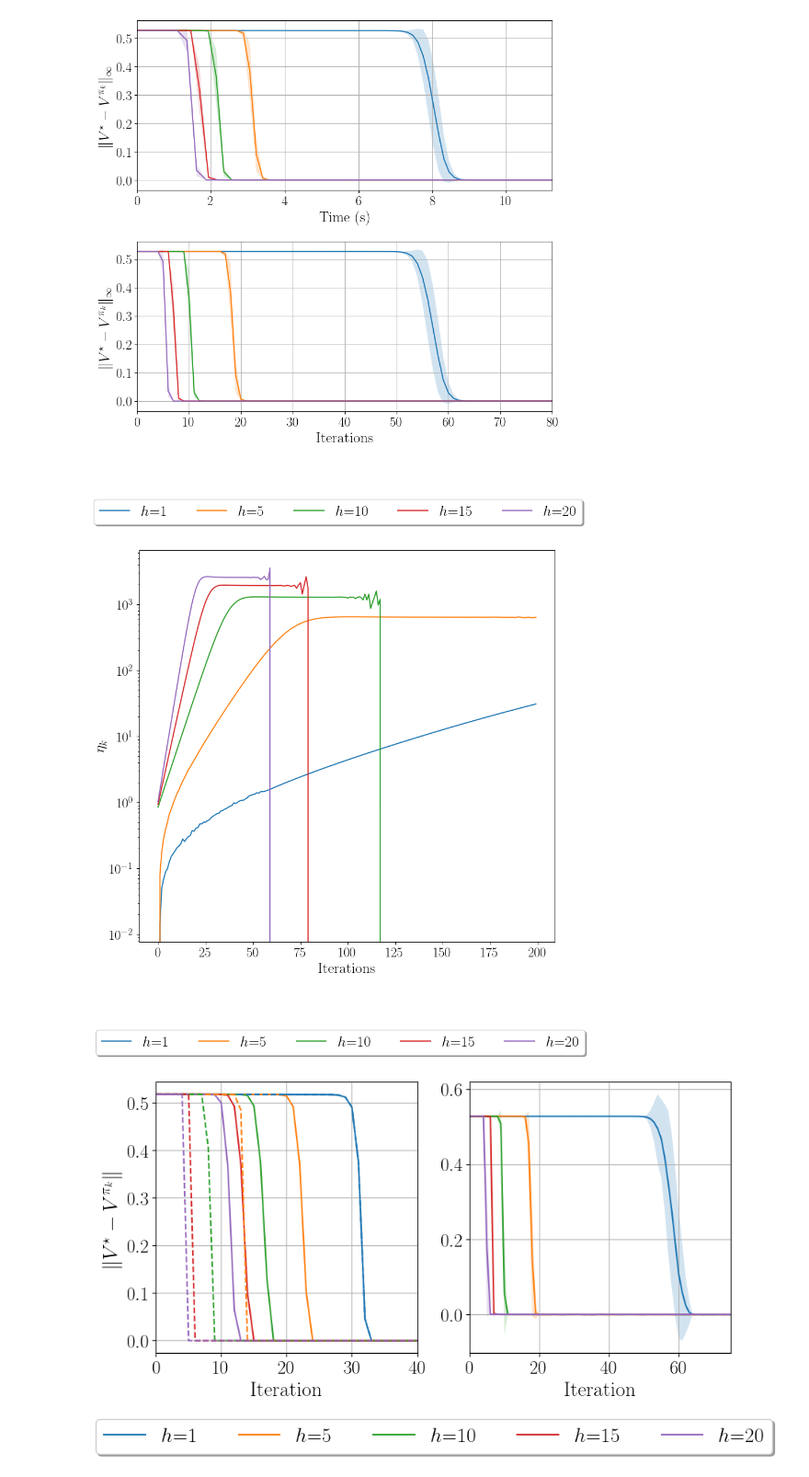
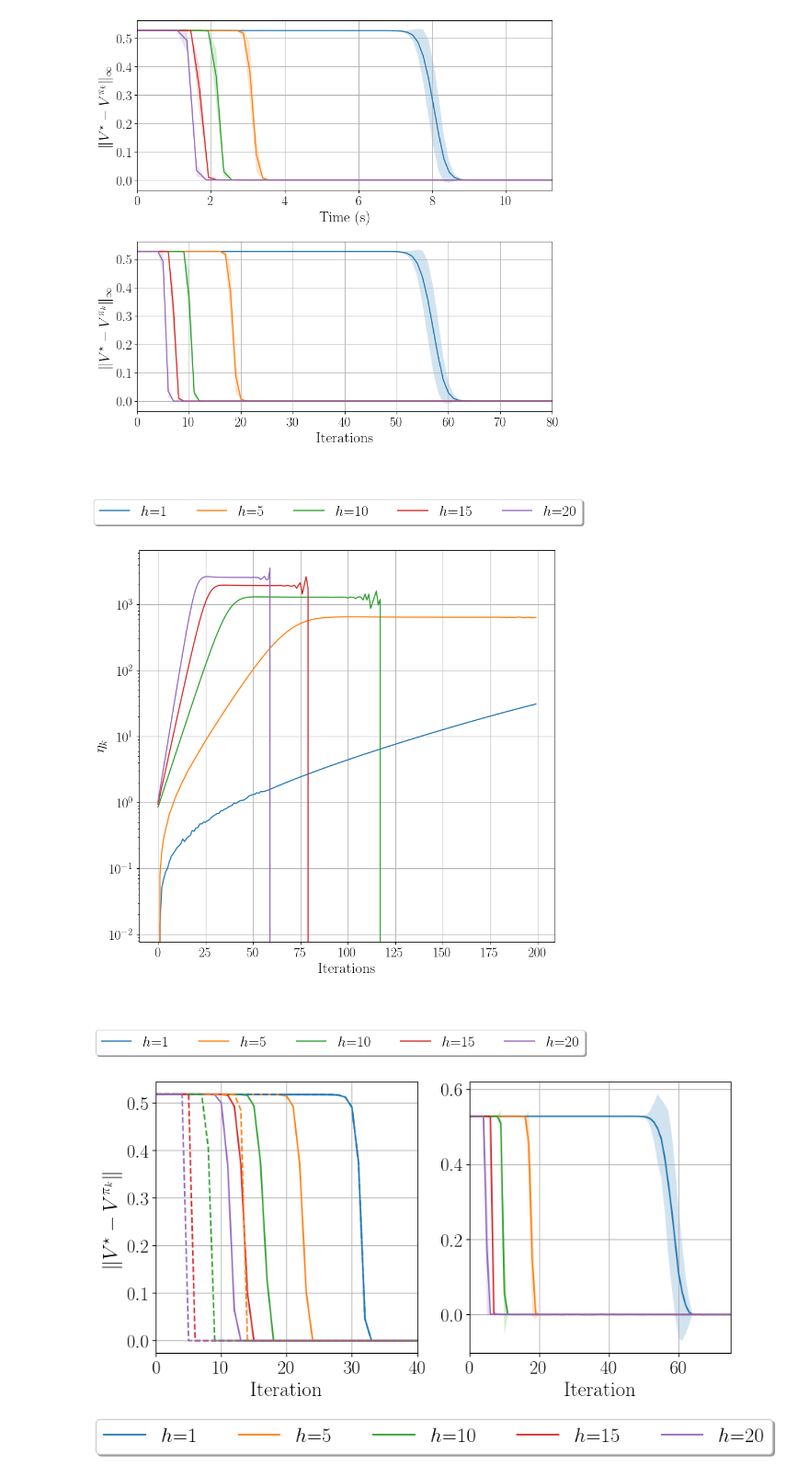
Before and after one commit to kprotopapas/pmdlookahead, a Jupyter notebook: analysis.ipynb, the cells around one changed output. Shown at 92% size. Saved outputs shown, nothing was run; the diff lists cells and outputs as text; code cells hidden in the pictures.

```diff
--- a/analysis.ipynb
+++ b/analysis.ipynb
@@ -108,21 +108,22 @@ fig.savefig(f'{alg}_time.pdf', bbox_extra_artists=(lgd,), bbox_inches='tight')
 # %%
 fig, axes = plt.subplots()
 axes.plot(lrs_means)
 axes.set_yscale('log')
 axes.set_xlabel('Iterations')
+axes.grid()
 
 axes.set_ylabel('$\eta_k$')
 
 legends = [f'$h$={depth}' for depth in [1, 5, 10, 15, 20]]
 
-plt.subplots_adjust(bottom=0.15, hspace=0.5, wspace=0.35)
+plt.subplots_adjust(bottom=0.15)
 
 lgd = fig.legend(legends, loc='upper center', bbox_to_anchor=(0.5, 0),
           fancybox=True, shadow=True, ncol=5)
 
 fig.savefig(f'{alg}_eta.pdf', bbox_extra_artists=(lgd,), bbox_inches='tight')
 # %% [output]
-[figure, old version]
+[figure, new version]
 # %%
 import matplotlib.pyplot as plt
 # choose a large font size by default and use tex for math
```
Also changed, not shown: 1 other file.
